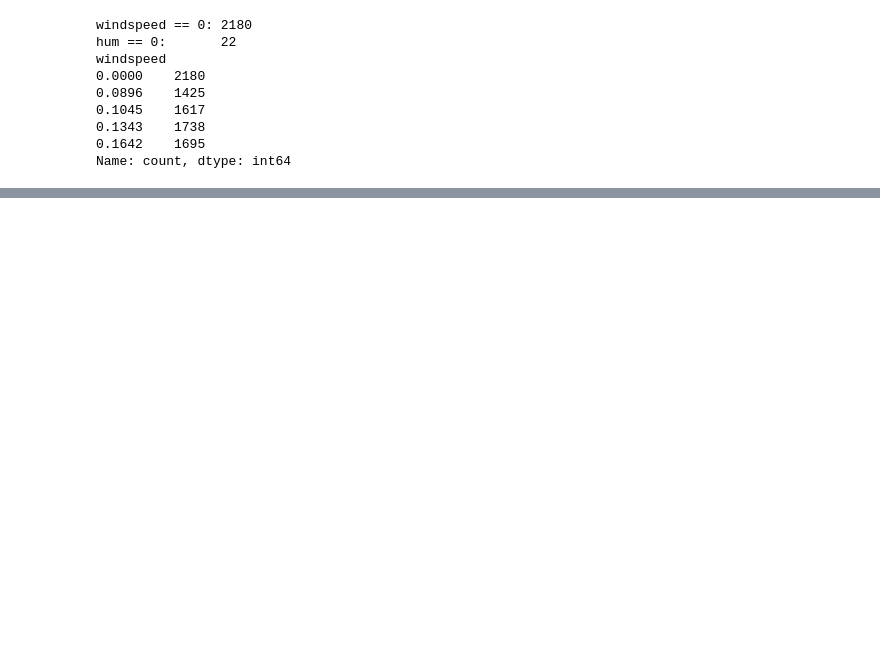
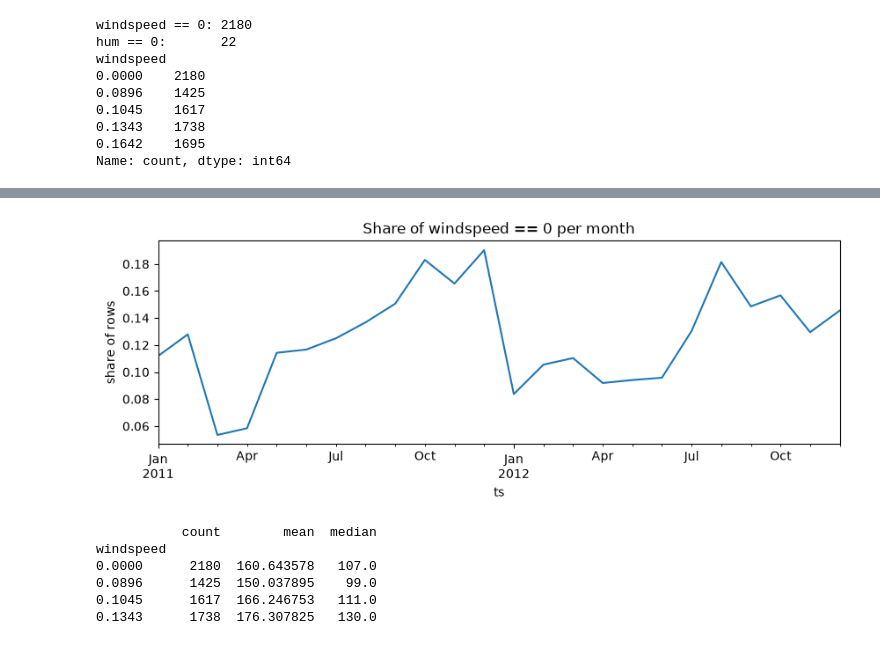
Before and after one commit to gghgfttd/ml-2026-MiniProject, a Jupyter notebook: 01_eda.ipynb, the cells around one changed output, grey strips where cells are left out. Cells and saved outputs as stored; diff of their text form; code cells hidden in the pictures; blank space fills up the shorter version.

```diff
--- a/01_eda.ipynb
+++ b/01_eda.ipynb
@@ -271,3 +314,8 @@ windspeed
 0.1343    1738
 0.1642    1695
 Name: count, dtype: int64
+# %%
+zero_wind = df["windspeed"] == 0
+
+print(zero_wind.groupby(df["yr"]).mean())
+print(zero_wind.groupby(df["hr"]).mean().round(3))
@@ -273,0 +340,20 @@ Name: count, dtype: int64
+# %%
+share = zero_wind.groupby(df["ts"].dt.to_period("M")).mean()
+
+share.plot(figsize=(10, 3), title="Share of windspeed == 0 per month")
+plt.ylabel("share of rows")
+plt.show()
+# %% [output]
+[figure, added]
+# %%
+smallest_values = np.sort(df["windspeed"].unique())[:4]
+subset = df[df["windspeed"].isin(smallest_values)]
+
+print(subset.groupby("windspeed")["cnt"].agg(["count", "mean", "median"]))
+# %% [output]
+           count        mean  median
+windspeed
+0.0000      2180  160.643578   107.0
+0.0896      1425  150.037895    99.0
+0.1045      1617  166.246753   111.0
+0.1343      1738  176.307825   130.0
```
Also changed, not shown: parts of 13 cells of this notebook.
